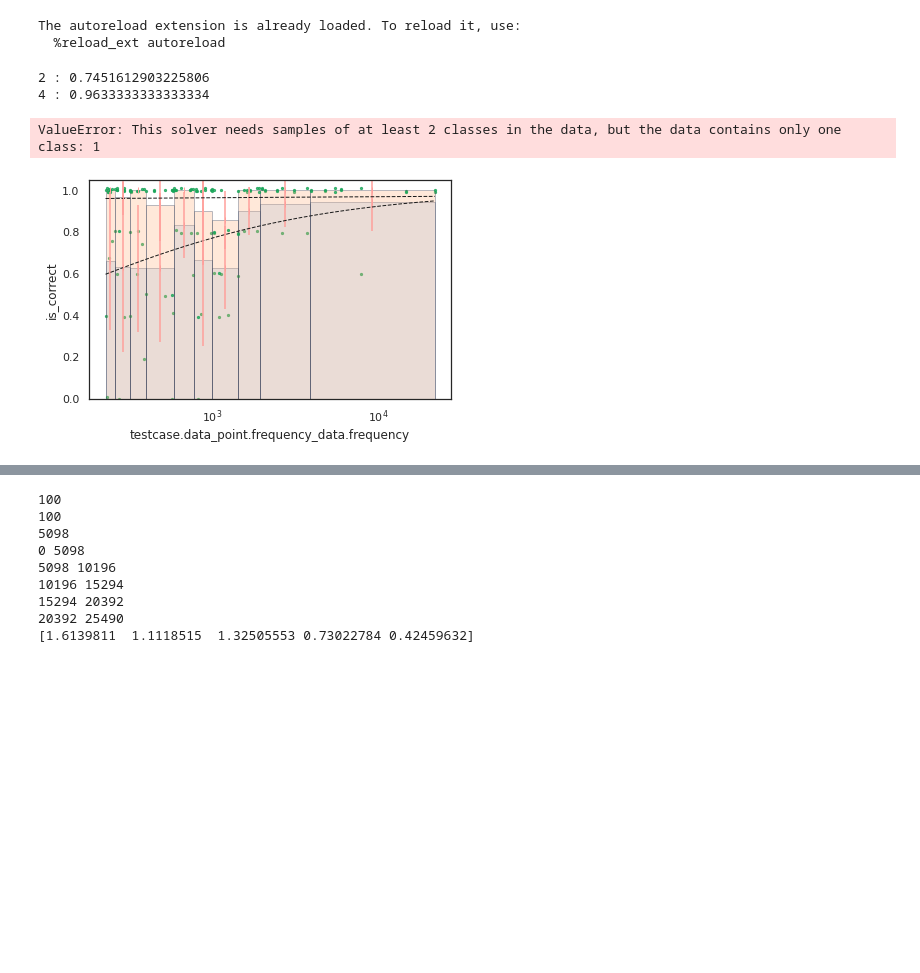
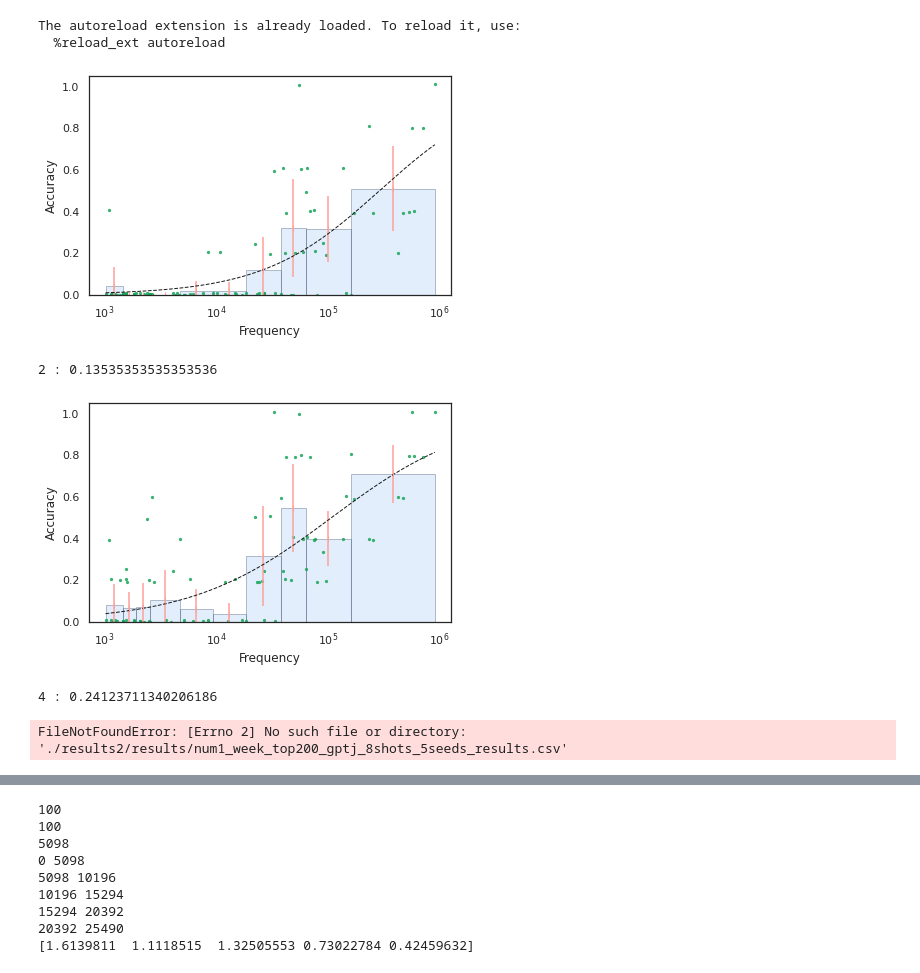
Before and after one commit to yasamanrazeghi7/TermFrequency, a Jupyter notebook: GPTAnalyzer/AggregateResults/clean_plots.ipynb, the cells around one changed output, grey strips where cells are left out. Drawn from its saved outputs; the diff is of its cells as text; code cells hidden in the pictures; blank space fills up the shorter version.

```diff
--- a/GPTAnalyzer/AggregateResults/clean_plots.ipynb
+++ b/GPTAnalyzer/AggregateResults/clean_plots.ipynb
@@ -51,14 +51,15 @@ def find_frequency(row, second_str, WORD, freq_dict):
         not_found = 1
     return num_2_key, num_2_frequency, not_found
 # %%
-WORD = 'decade'
+WORD = 'week'
 MODEL = 'gptj'
 for shots in [2, 4, 8, 20]:
-    a = save_freq_acc_plot_and_get_info(WORD, shots, MODEL, show_plot = False)
+    a = save_freq_acc_plot_and_get_info(WORD, shots, MODEL, key='x', show_plot = True)
     print(shots, ":", a.accuracy_all)
 # %% [output]
+[figure, new version]
-2 : 0.7451612903225806
-4 : 0.9633333333333334
+2 : 0.13535353535353536
+[figure, added]
-ValueError: This solver needs samples of at least 2 classes in the data, but the data contains only one class: 1
+4 : 0.24123711340206186
-[figure, old version]
+FileNotFoundError: [Errno 2] No such file or directory: './results2/results/num1_week_top200_gptj_8shots_5seeds_results.csv'
 # %%
```
Also changed, not shown: parts of 4 cells of this notebook, 2 other files.
